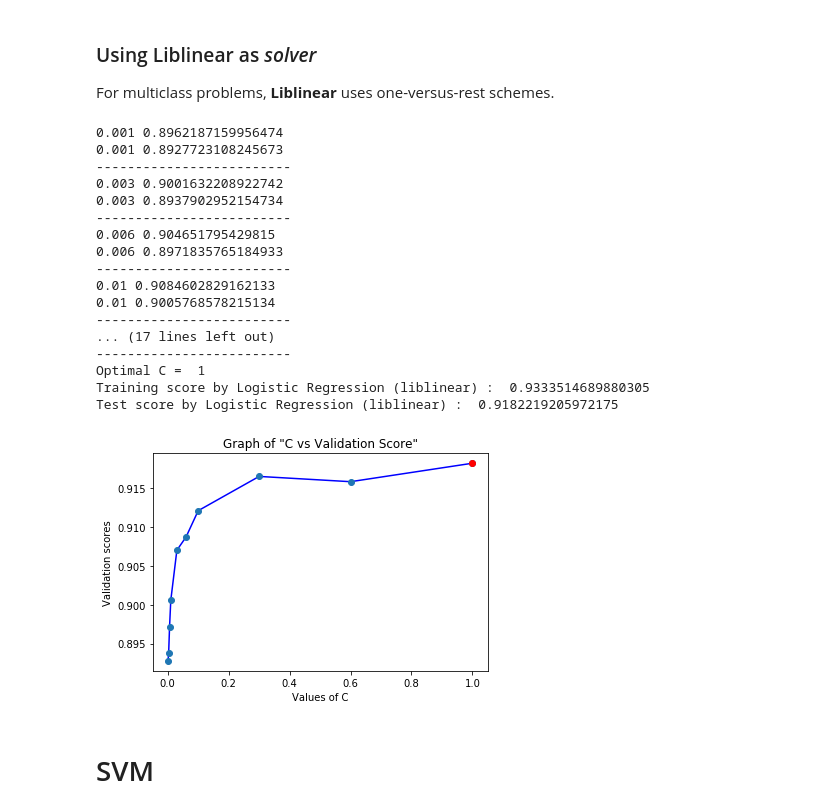
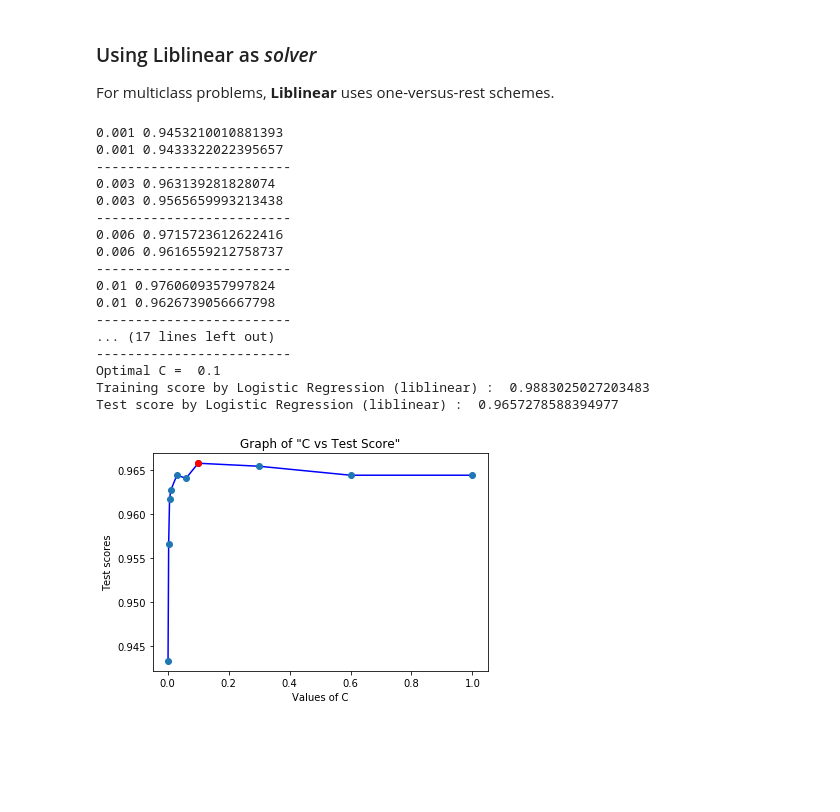
Before and after one commit to kuldeep725/Human-Activity, a Jupyter notebook: Human-Activity.ipynb, the cells around one changed output. Drawn from its saved outputs; the diff is of its cells as text; code cells hidden in the pictures; blank space fills up the shorter version.

```diff
--- a/Human-Activity.ipynb
+++ b/Human-Activity.ipynb
@@ -80,5 +86,5 @@ array([0.50781172, 0.57361853, 0.60168289, 0.62672242, 0.64560527,
 # %%
 stdScaler = StandardScaler()
-X_train = stdScaler.fit_transform(Xtrain_pca)
-X_test = stdScaler.transform(Xtest_pca)
-# X_train2.shape, X_test2.shape
+X_train2 = stdScaler.fit_transform(Xtrain_pca)
+X_test2 = stdScaler.transform(Xtest_pca)
+X_train2.shape, X_test2.shape
@@ -93,6 +98,9 @@ from sklearn.linear_model import LogisticRegression
 
 For multiclass problems, **Liblinear** uses one-versus-rest schemes.
 # %%
+from sklearn.linear_model import LogisticRegression
+
+d=[0.001, 0.003, 0.006, 0.01,0.03,0.06,0.1,0.3,0.6, 1]
 max_train = 0
 max_test = 0
 optimalC = d[0]
@@ -101,46 +109,44 @@ for i in d:
 
     clf = LogisticRegression(C=i, penalty='l2', random_state=42)
     clf.fit(X_train, y_train)
     score_train = clf.score(X_train, y_train)
     score_test = clf.score(X_test, y_test)
 
     print(i, score_train)
     print(i, score_test)
     print('-'*25)
 
     c_list.append(score_test)
     if(score_test > max_test) :
         max_test = score_test
         max_train = score_train
         optimalC = i
 
 print("Optimal C = ", optimalC)
 print("Training score by Logistic Regression (liblinear) : ", max_train)
 print("Test score by Logistic Regression (liblinear) : ", max_test)
 plt.plot(d, c_list, 'b', d, c_list, 'o')
 plt.plot(d[d.index(optimalC)], c_list[d.index(optimalC)], 'ro')
 plt.xlabel("Values of C")
-plt.ylabel("Validation scores")
-plt.title("Graph of \"C vs Validation Score\"")
+plt.ylabel("Test scores")
+plt.title("Graph of \"C vs Test Score\"")
 plt.show()
 # %% [output]
-0.001 0.8962187159956474
-0.001 0.8927723108245673
+0.001 0.9453210010881393
+0.001 0.9433322022395657
 -------------------------
-0.003 0.9001632208922742
-0.003 0.8937902952154734
+0.003 0.963139281828074
+0.003 0.9565659993213438
 -------------------------
-0.006 0.904651795429815
-0.006 0.8971835765184933
+0.006 0.9715723612622416
+0.006 0.9616559212758737
 -------------------------
-0.01 0.9084602829162133
-0.01 0.9005768578215134
+0.01 0.9760609357997824
+0.01 0.9626739056667798
 -------------------------
 ... (17 lines left out)
 -------------------------
-Optimal C =  1
-Training score by Logistic Regression (liblinear) :  0.9333514689880305
-Test score by Logistic Regression (liblinear) :  0.9182219205972175
+Optimal C =  0.1
+Training score by Logistic Regression (liblinear) :  0.9883025027203483
+Test score by Logistic Regression (liblinear) :  0.9657278588394977
-[figure, old version]
+[figure, new version]
-# %% [markdown]
- # SVM
```
Also changed, not shown: parts of 18 cells of this notebook, 2 other files.
